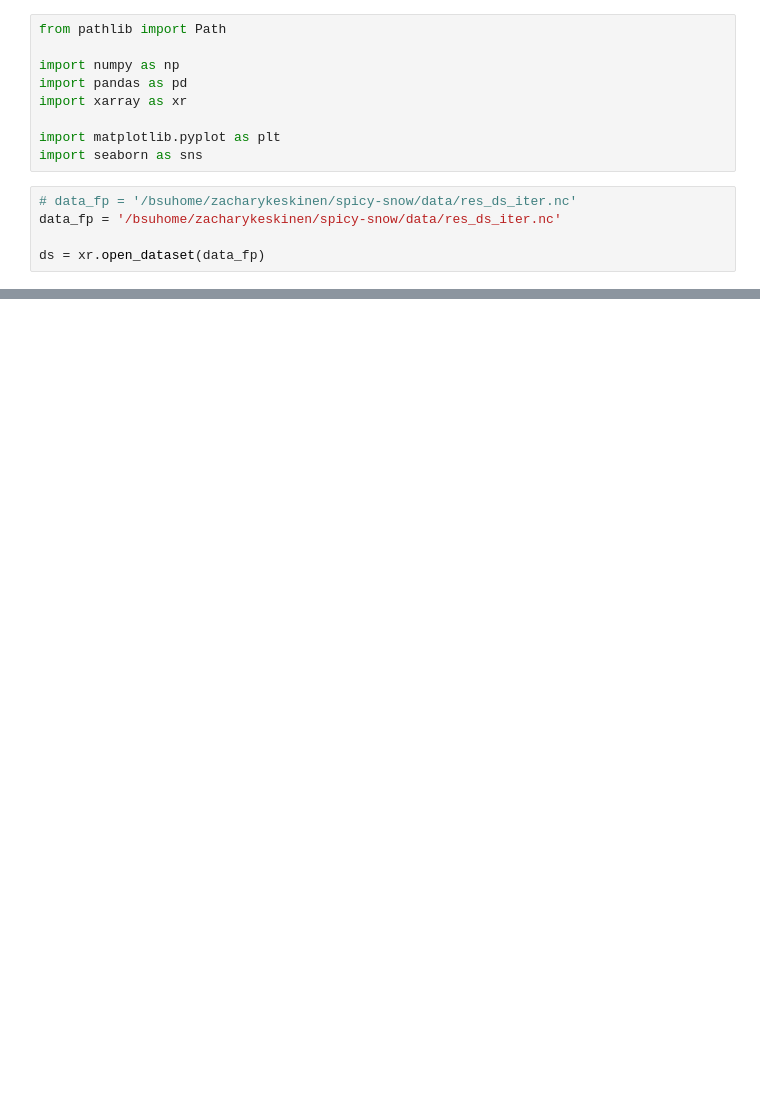
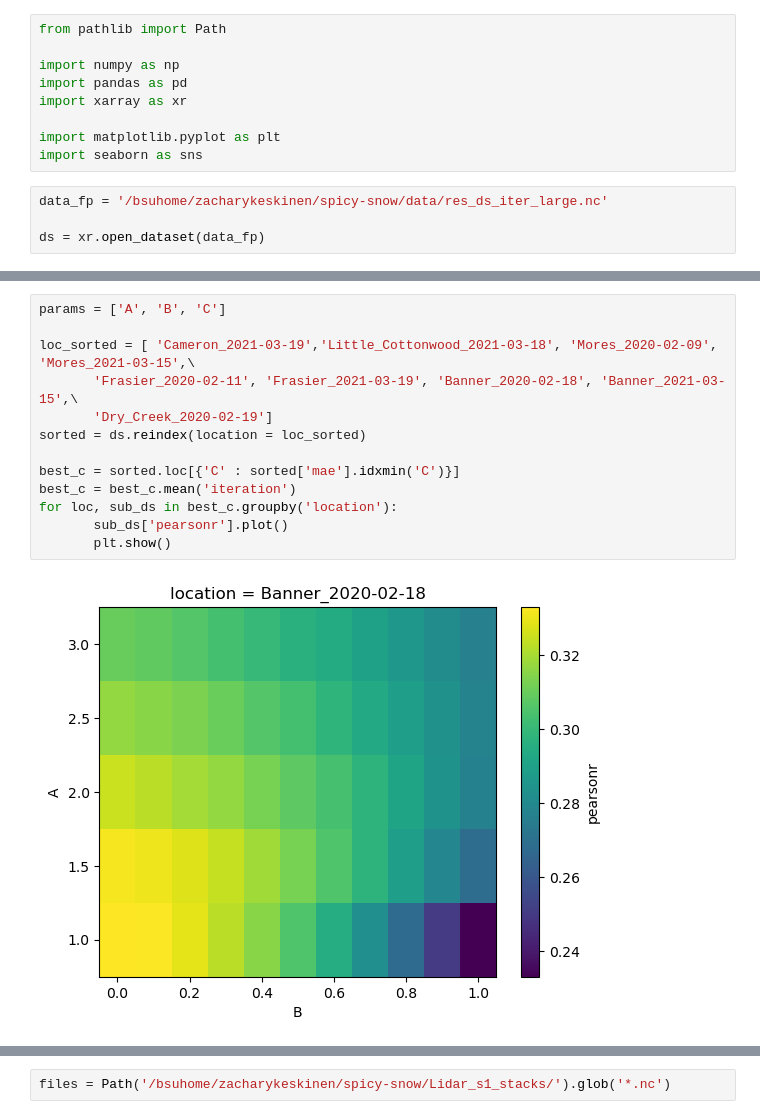
Before and after one commit to SnowEx/spicy-snow, a Jupyter notebook: scripts/optimize/param_ridgeplots.ipynb, the cells around one changed output, grey strips where cells are left out. Saved outputs shown, nothing was run; the diff lists cells and outputs as text; blank space fills up the shorter version.

```diff
--- a/scripts/optimize/param_ridgeplots.ipynb
+++ b/scripts/optimize/param_ridgeplots.ipynb
@@ -8,7 +8,6 @@ import xarray as xr
 import matplotlib.pyplot as plt
 import seaborn as sns
 # %%
-# data_fp = '/bsuhome/zacharykeskinen/spicy-snow/data/res_ds_iter.nc'
-data_fp = '/bsuhome/zacharykeskinen/spicy-snow/data/res_ds_iter.nc'
+data_fp = '/bsuhome/zacharykeskinen/spicy-snow/data/res_ds_iter_large.nc'
 
 ds = xr.open_dataset(data_fp)
@@ -232,0 +243,15 @@ KeyboardInterrupt:
+# %%
+params = ['A', 'B', 'C']
+
+loc_sorted = [ 'Cameron_2021-03-19','Little_Cottonwood_2021-03-18', 'Mores_2020-02-09', 'Mores_2021-03-15',\
+       'Frasier_2020-02-11', 'Frasier_2021-03-19', 'Banner_2020-02-18', 'Banner_2021-03-15',\
+       'Dry_Creek_2020-02-19']
+sorted = ds.reindex(location = loc_sorted)
+
+best_c = sorted.loc[{'C' : sorted['mae'].idxmin('C')}]
+best_c = best_c.mean('iteration')
+for loc, sub_ds in best_c.groupby('location'):
+       sub_ds['pearsonr'].plot()
+       plt.show()
+# %% [output]
+[figure, added]
@@ -232,0 +266,2 @@ KeyboardInterrupt:
+# %%
+files = Path('/bsuhome/zacharykeskinen/spicy-snow/Lidar_s1_stacks/').glob('*.nc')
```
Also changed, not shown: parts of 14 cells of this notebook, 1 other file.
